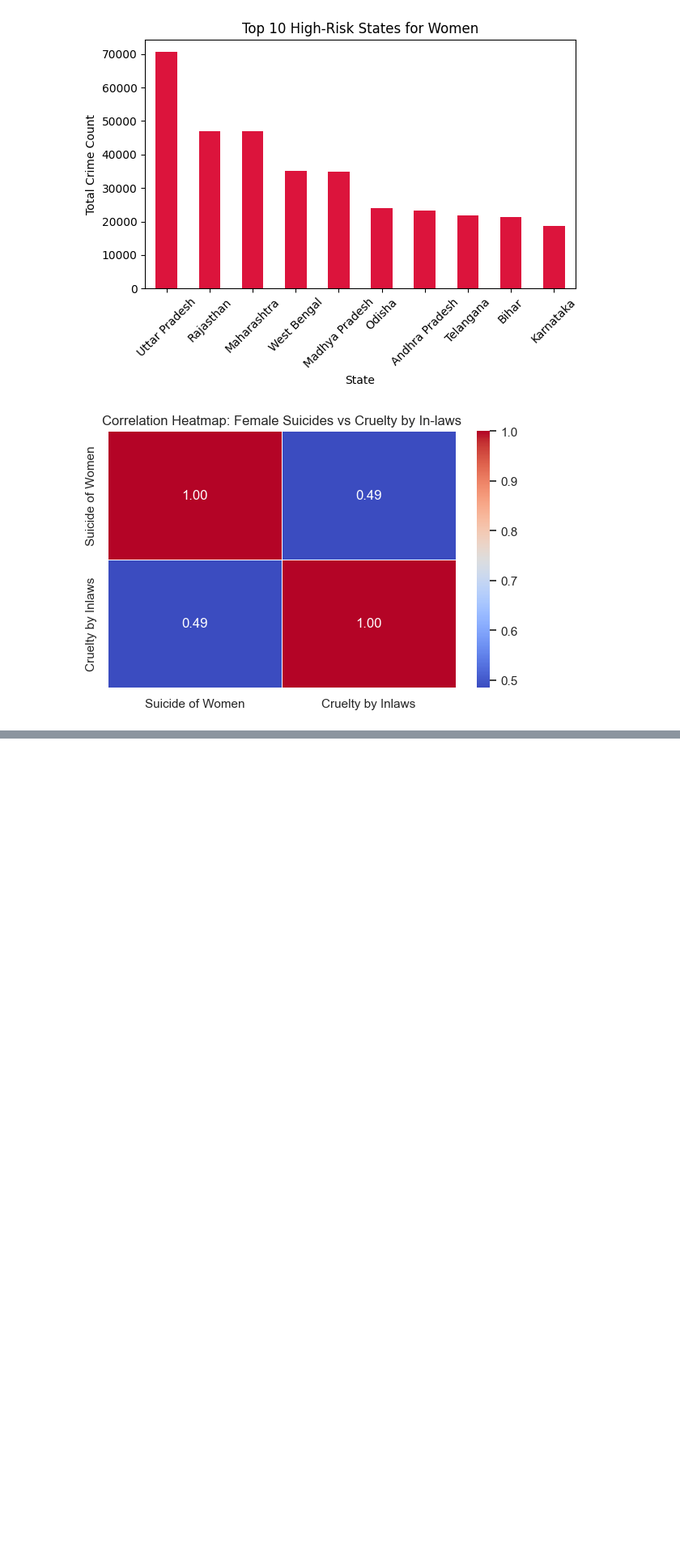
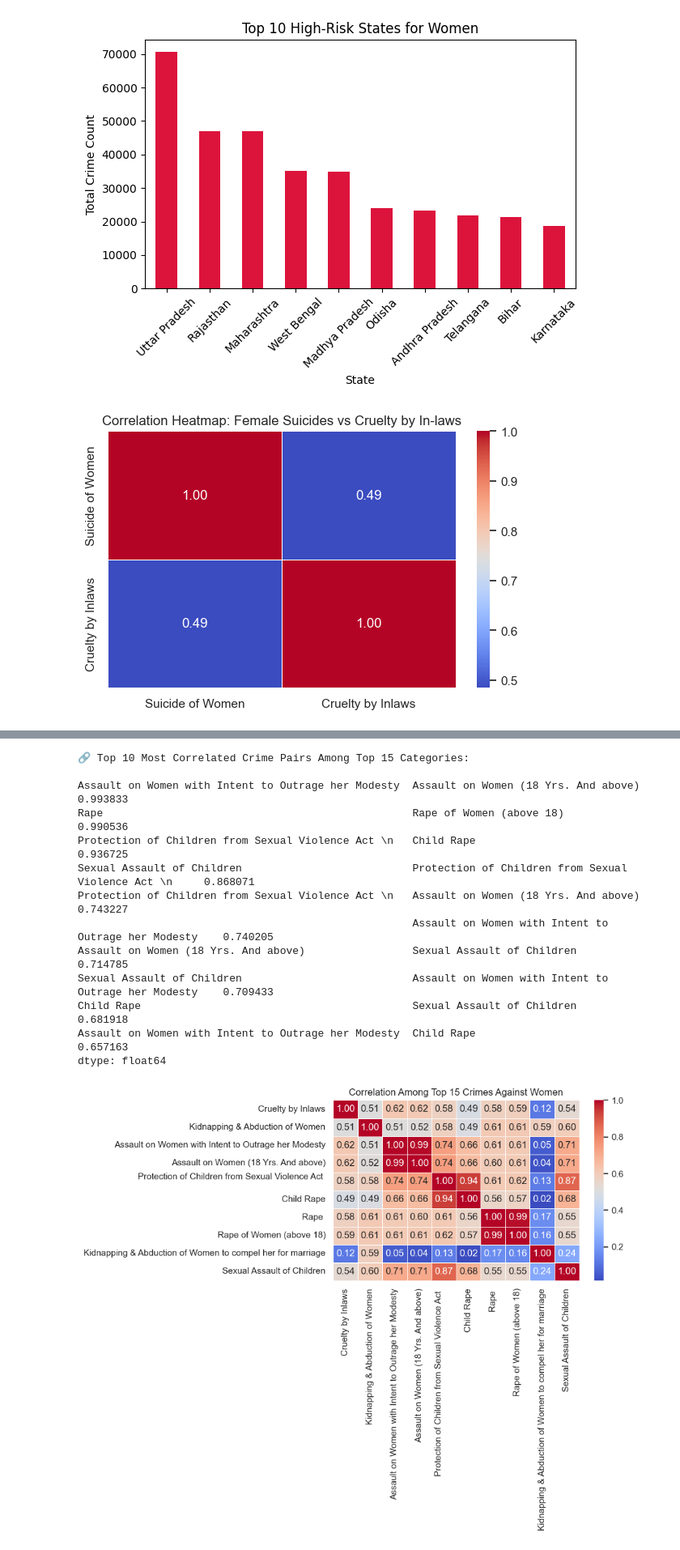
Before and after one commit to chabhijeet004/CrimeAgainstWomen2022, a Jupyter notebook: Notebook.ipynb, the cells around one changed output, grey strips where cells are left out. Shown at 81% size. Saved outputs shown, nothing was run; the diff lists cells and outputs as text; code cells hidden in the pictures; blank space fills up the shorter version.

```diff
--- a/Notebook.ipynb
+++ b/Notebook.ipynb
@@ -104,0 +168,40 @@ Passing `palette` without assigning `hue` is deprecated and will be removed in v
+# %%
+crime_data = data.iloc[:, 3:]
+
+# Get top 15 crimes based on total counts
+top_15_crimes = crime_data.sum().sort_values(ascending=False).head(10).index.tolist()
+
+# Create correlation matrix for these top 15
+filtered_corr = crime_data[top_15_crimes].corr()
+
+# Get top correlated crime pairs (excluding self-correlation)
+corr_unstacked = filtered_corr.unstack()
+corr_unstacked = corr_unstacked[corr_unstacked.index.get_level_values(0) != corr_unstacked.index.get_level_values(1)]
+corr_sorted = corr_unstacked.sort_values(ascending=False).drop_duplicates()
+
+# Show top 10 correlated pairs
+top_10_pairs = corr_sorted.head(10)
+print("🔗 Top 10 Most Correlated Crime Pairs Among Top 15 Categories:\n")
+print(top_10_pairs)
+
+# Optional: Small heatmap
+plt.figure(figsize=(10, 8))
+sns.heatmap(filtered_corr, annot=True, cmap='coolwarm', fmt=".2f", linewidths=0.5)
+plt.title("Correlation Among Top 15 Crimes Against Women")
+plt.tight_layout()
+plt.show()
+# %% [output]
+🔗 Top 10 Most Correlated Crime Pairs Among Top 15 Categories:
+
+Assault on Women with Intent to Outrage her Modesty  Assault on Women (18 Yrs. And above)                   0.993833
+Rape                                                 Rape of Women (above 18)                               0.990536
+Protection of Children from Sexual Violence Act \n   Child Rape                                             0.936725
+Sexual Assault of Children                           Protection of Children from Sexual Violence Act \n     0.868071
+Protection of Children from Sexual Violence Act \n   Assault on Women (18 Yrs. And above)                   0.743227
+                                                     Assault on Women with Intent to Outrage her Modesty    0.740205
+Assault on Women (18 Yrs. And above)                 Sexual Assault of Children                             0.714785
+Sexual Assault of Children                           Assault on Women with Intent to Outrage her Modesty    0.709433
+Child Rape                                           Sexual Assault of Children                             0.681918
+Assault on Women with Intent to Outrage her Modesty  Child Rape                                             0.657163
+dtype: float64
+[figure, added]
```
Also changed, not shown: parts of 4 cells of this notebook, 2 other files.
